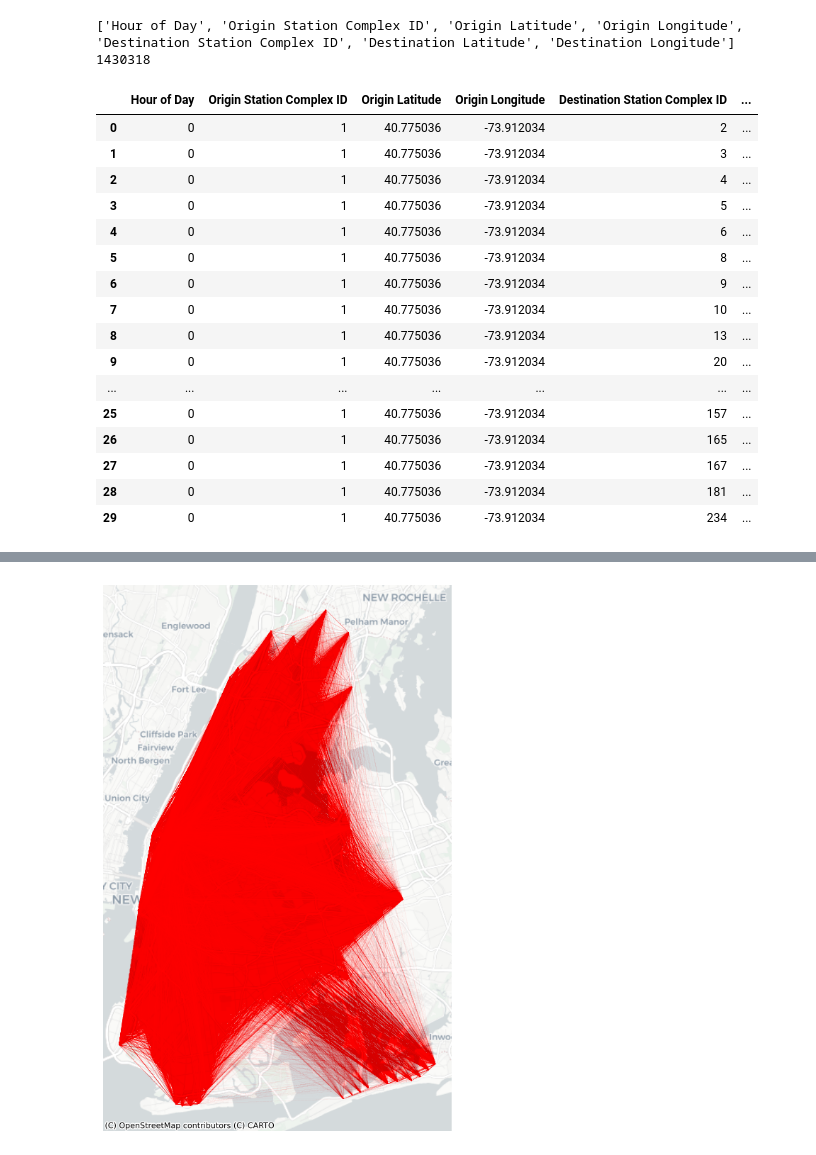
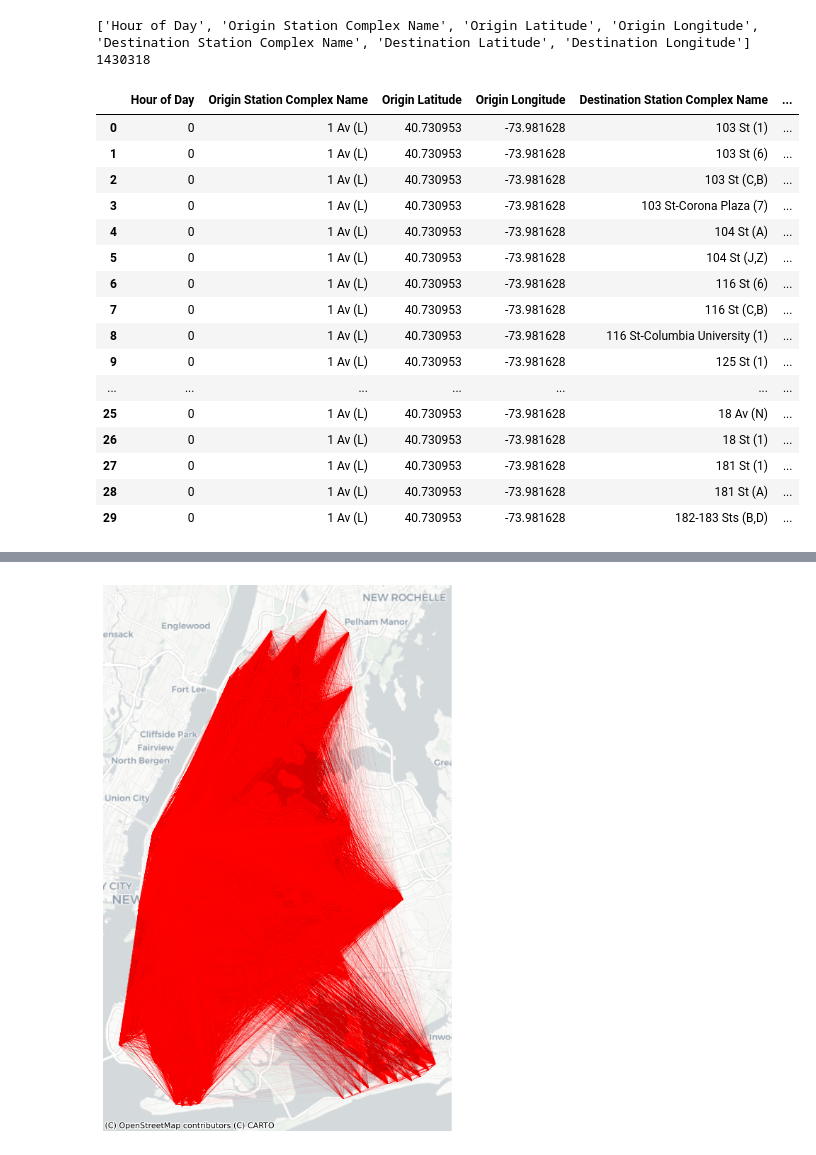
Before and after one commit to Person-Maink/NYCPublicTransportProject, a Jupyter notebook: src/maps.ipynb, the cells around one changed output, grey strips where cells are left out. Saved outputs shown, nothing was run; the diff lists cells and outputs as text; code cells hidden in the pictures.

```diff
--- a/src/maps.ipynb
+++ b/src/maps.ipynb
@@ -20,31 +23,31 @@ df.head()
 | 4 | 2024 | 1 | Monday | 0 | 01/08/2024 12:00:00 AM | 602 | 14 St-Union Sq (L,N,Q,R,W,4,5,6) | ... |
 # %%
 a = list(df.columns)
-remove = ['Year', 'Month', 'Day of Week', 'Timestamp', 'Origin Point', 'Destination Point', 'Origin Station Complex Name', "Destination Station Complex Name", 'Estimated Average Ridership']
+remove = ['Year', 'Month', 'Day of Week', 'Timestamp', 'Origin Point', 'Destination Point', 'Origin Station Complex ID', "Destination Station Complex ID", 'Estimated Average Ridership']
 for b in remove:
     a.remove(b)
 print(a)
 
 df_agg = (df.groupby(a, as_index = False))['Estimated Average Ridership'].sum()
 print(len(df_agg))
 df_agg.head(n=30)
 # %% [output]
-['Hour of Day', 'Origin Station Complex ID', 'Origin Latitude', 'Origin Longitude', 'Destination Station Complex ID', 'Destination Latitude', 'Destination Longitude']
+['Hour of Day', 'Origin Station Complex Name', 'Origin Latitude', 'Origin Longitude', 'Destination Station Complex Name', 'Destination Latitude', 'Destination Longitude']
 1430318
-|  | Hour of Day | Origin Station Complex ID | Origin Latitude | Origin Longitude | Destination Station Complex ID | ... |
-| 0 | 0 | 1 | 40.775036 | -73.912034 | 2 | ... |
-| 1 | 0 | 1 | 40.775036 | -73.912034 | 3 | ... |
-| 2 | 0 | 1 | 40.775036 | -73.912034 | 4 | ... |
-| 3 | 0 | 1 | 40.775036 | -73.912034 | 5 | ... |
-| 4 | 0 | 1 | 40.775036 | -73.912034 | 6 | ... |
-| 5 | 0 | 1 | 40.775036 | -73.912034 | 8 | ... |
-| 6 | 0 | 1 | 40.775036 | -73.912034 | 9 | ... |
-| 7 | 0 | 1 | 40.775036 | -73.912034 | 10 | ... |
-| 8 | 0 | 1 | 40.775036 | -73.912034 | 13 | ... |
-| 9 | 0 | 1 | 40.775036 | -73.912034 | 20 | ... |
+|  | Hour of Day | Origin Station Complex Name | Origin Latitude | Origin Longitude | Destination Station Complex Name | ... |
+| 0 | 0 | 1 Av (L) | 40.730953 | -73.981628 | 103 St (1) | ... |
+| 1 | 0 | 1 Av (L) | 40.730953 | -73.981628 | 103 St (6) | ... |
+| 2 | 0 | 1 Av (L) | 40.730953 | -73.981628 | 103 St (C,B) | ... |
+| 3 | 0 | 1 Av (L) | 40.730953 | -73.981628 | 103 St-Corona Plaza (7) | ... |
+| 4 | 0 | 1 Av (L) | 40.730953 | -73.981628 | 104 St (A) | ... |
+| 5 | 0 | 1 Av (L) | 40.730953 | -73.981628 | 104 St (J,Z) | ... |
+| 6 | 0 | 1 Av (L) | 40.730953 | -73.981628 | 116 St (6) | ... |
+| 7 | 0 | 1 Av (L) | 40.730953 | -73.981628 | 116 St (C,B) | ... |
+| 8 | 0 | 1 Av (L) | 40.730953 | -73.981628 | 116 St-Columbia University (1) | ... |
+| 9 | 0 | 1 Av (L) | 40.730953 | -73.981628 | 125 St (1) | ... |
 | ... | ... | ... | ... | ... | ... | ... |
-| 25 | 0 | 1 | 40.775036 | -73.912034 | 157 | ... |
-| 26 | 0 | 1 | 40.775036 | -73.912034 | 165 | ... |
-| 27 | 0 | 1 | 40.775036 | -73.912034 | 167 | ... |
-| 28 | 0 | 1 | 40.775036 | -73.912034 | 181 | ... |
-| 29 | 0 | 1 | 40.775036 | -73.912034 | 234 | ... |
+| 25 | 0 | 1 Av (L) | 40.730953 | -73.981628 | 18 Av (N) | ... |
+| 26 | 0 | 1 Av (L) | 40.730953 | -73.981628 | 18 St (1) | ... |
+| 27 | 0 | 1 Av (L) | 40.730953 | -73.981628 | 181 St (1) | ... |
+| 28 | 0 | 1 Av (L) | 40.730953 | -73.981628 | 181 St (A) | ... |
+| 29 | 0 | 1 Av (L) | 40.730953 | -73.981628 | 182-183 Sts (B,D) | ... |
```
Also changed, not shown: parts of 8 cells of this notebook, 3 other files.
